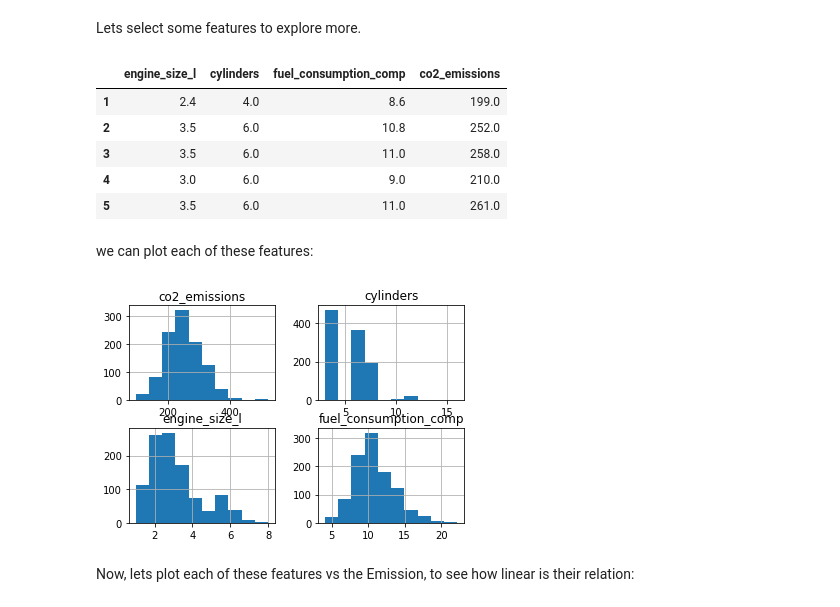
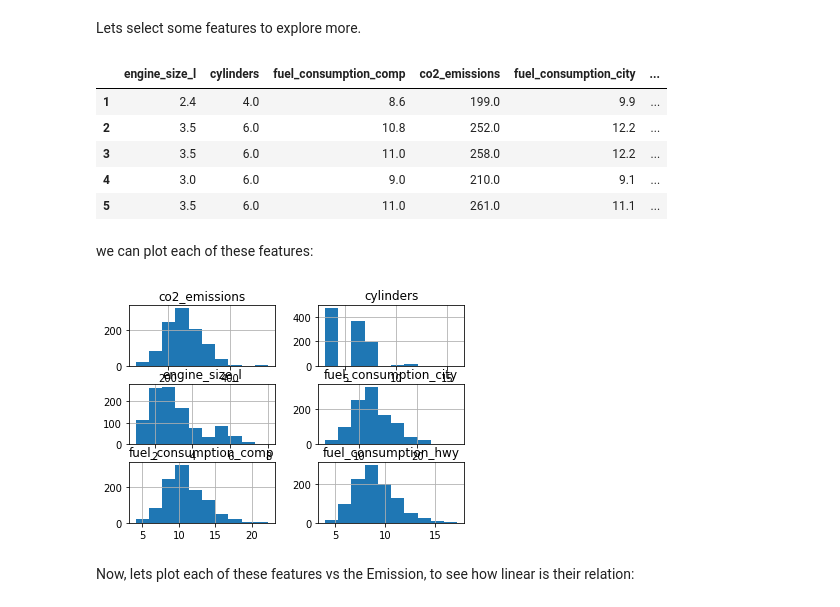
Before and after one commit to malmusfer/fuel_consumption_Regression_Modeling, a Jupyter notebook: fuel_consumption.ipynb, the cells around one changed output. Cells and saved outputs as stored; diff of their text form; code cells hidden in the pictures.

```diff
--- a/fuel_consumption.ipynb
+++ b/fuel_consumption.ipynb
@@ -176,23 +174,23 @@ df2.describe()
 # %% [markdown]
 Lets select some features to explore more.
 # %%
-cdf = df3[['engine_size_l','cylinders','fuel_consumption_comp','co2_emissions']]
+cdf = df3[['engine_size_l','cylinders','fuel_consumption_comp','co2_emissions', 'fuel_consumption_city' ,'fuel_consumption_hwy']]
 cdf.head()
 # %% [output]
-|  | engine_size_l | cylinders | fuel_consumption_comp | co2_emissions |
-| 1 | 2.4 | 4.0 | 8.6 | 199.0 |
-| 2 | 3.5 | 6.0 | 10.8 | 252.0 |
-| 3 | 3.5 | 6.0 | 11.0 | 258.0 |
-| 4 | 3.0 | 6.0 | 9.0 | 210.0 |
-| 5 | 3.5 | 6.0 | 11.0 | 261.0 |
+|  | engine_size_l | cylinders | fuel_consumption_comp | co2_emissions | fuel_consumption_city | ... |
+| 1 | 2.4 | 4.0 | 8.6 | 199.0 | 9.9 | ... |
+| 2 | 3.5 | 6.0 | 10.8 | 252.0 | 12.2 | ... |
+| 3 | 3.5 | 6.0 | 11.0 | 258.0 | 12.2 | ... |
+| 4 | 3.0 | 6.0 | 9.0 | 210.0 | 9.1 | ... |
+| 5 | 3.5 | 6.0 | 11.0 | 261.0 | 11.1 | ... |
 # %% [markdown]
 we can plot each of these features:
 # %%
-viz = cdf[['engine_size_l','cylinders','fuel_consumption_comp','co2_emissions']]
+viz = cdf[['engine_size_l','cylinders','fuel_consumption_comp','co2_emissions', 'fuel_consumption_city', 'fuel_consumption_hwy']]
 viz.hist()
 plt.show()
 # %% [output]
-[figure, old version]
+[figure, new version]
 # %% [markdown]
 Now, lets plot each of these features vs the Emission, to see how linear is their relation:
 # %%
```
Also changed, not shown: parts of 23 cells of this notebook.
